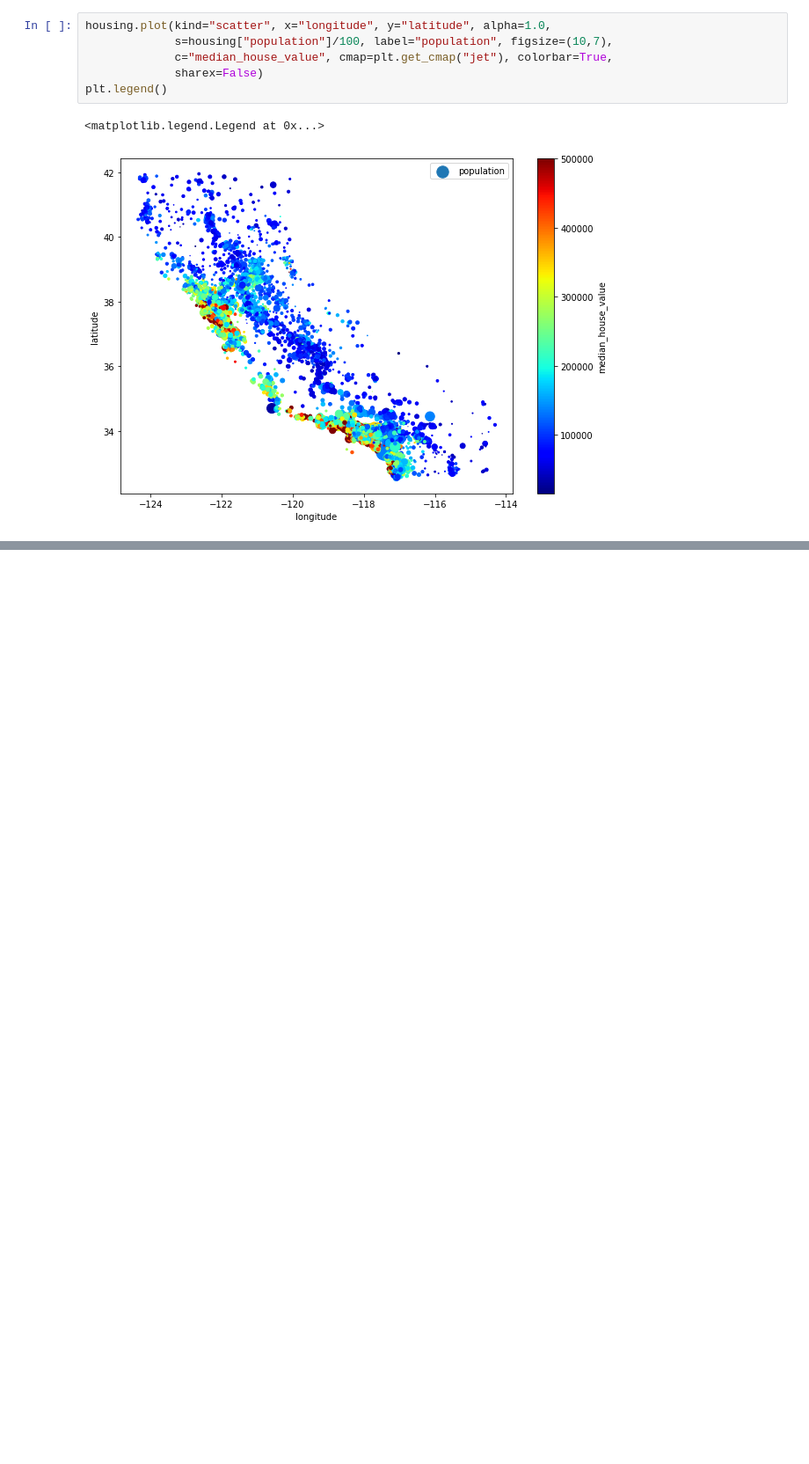
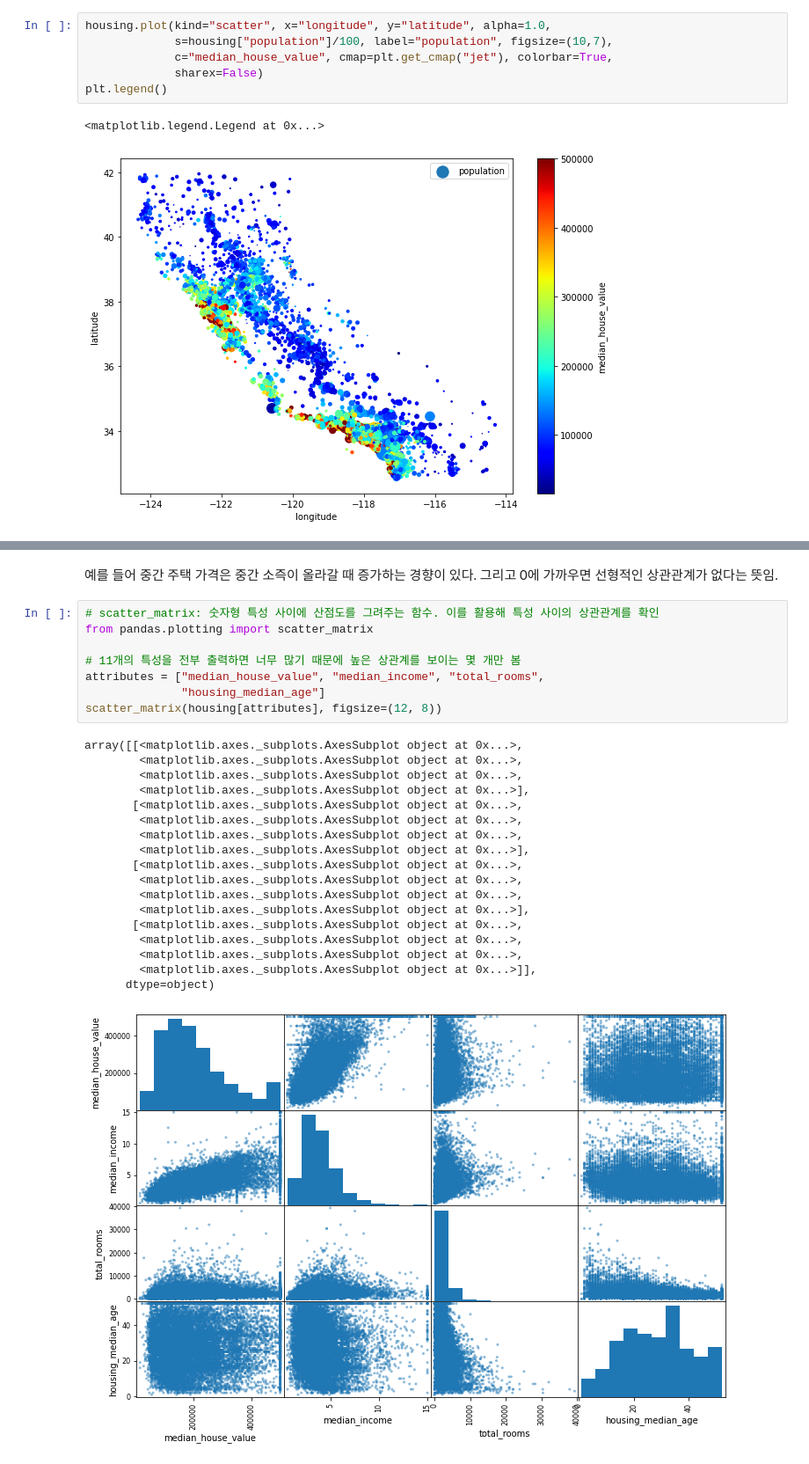
Before and after one commit to Yoon0527/AI_study, a Jupyter notebook: Hands_on_ML(1~4).ipynb, the cells around one changed output, grey strips where cells are left out. Shown at 88% size. Drawn from its saved outputs; the diff is of its cells as text; blank space fills up the shorter version.

```diff
--- a/Hands_on_ML(1~4).ipynb
+++ b/Hands_on_ML(1~4).ipynb
@@ -511,0 +559,29 @@ plt.show()
+# %% [markdown]
+예를 들어 중간 주택 가격은 중간 소즉이 올라갈 때 증가하는 경향이 있다. 그리고 0에 가까우면 선형적인 상관관계가 없다는 뜻임.
+# %%
+# scatter_matrix: 숫자형 특성 사이에 산점도를 그려주는 함수. 이를 활용해 특성 사이의 상관관계를 확인
+from pandas.plotting import scatter_matrix
+
+# 11개의 특성을 전부 출력하면 너무 많기 때문에 높은 상관계를 보이는 몇 개만 봄
+attributes = ["median_house_value", "median_income", "total_rooms",
+              "housing_median_age"]
+scatter_matrix(housing[attributes], figsize=(12, 8))
+# %% [output]
+array([[<matplotlib.axes._subplots.AxesSubplot object at 0x...>,
+        <matplotlib.axes._subplots.AxesSubplot object at 0x...>,
+        <matplotlib.axes._subplots.AxesSubplot object at 0x...>,
+        <matplotlib.axes._subplots.AxesSubplot object at 0x...>],
+       [<matplotlib.axes._subplots.AxesSubplot object at 0x...>,
+        <matplotlib.axes._subplots.AxesSubplot object at 0x...>,
+        <matplotlib.axes._subplots.AxesSubplot object at 0x...>,
+        <matplotlib.axes._subplots.AxesSubplot object at 0x...>],
+       [<matplotlib.axes._subplots.AxesSubplot object at 0x...>,
+        <matplotlib.axes._subplots.AxesSubplot object at 0x...>,
+        <matplotlib.axes._subplots.AxesSubplot object at 0x...>,
+        <matplotlib.axes._subplots.AxesSubplot object at 0x...>],
+       [<matplotlib.axes._subplots.AxesSubplot object at 0x...>,
+        <matplotlib.axes._subplots.AxesSubplot object at 0x...>,
+        <matplotlib.axes._subplots.AxesSubplot object at 0x...>,
+        <matplotlib.axes._subplots.AxesSubplot object at 0x...>]],
+      dtype=object)
+[figure, added]
```
Also changed, not shown: parts of 32 cells of this notebook.
